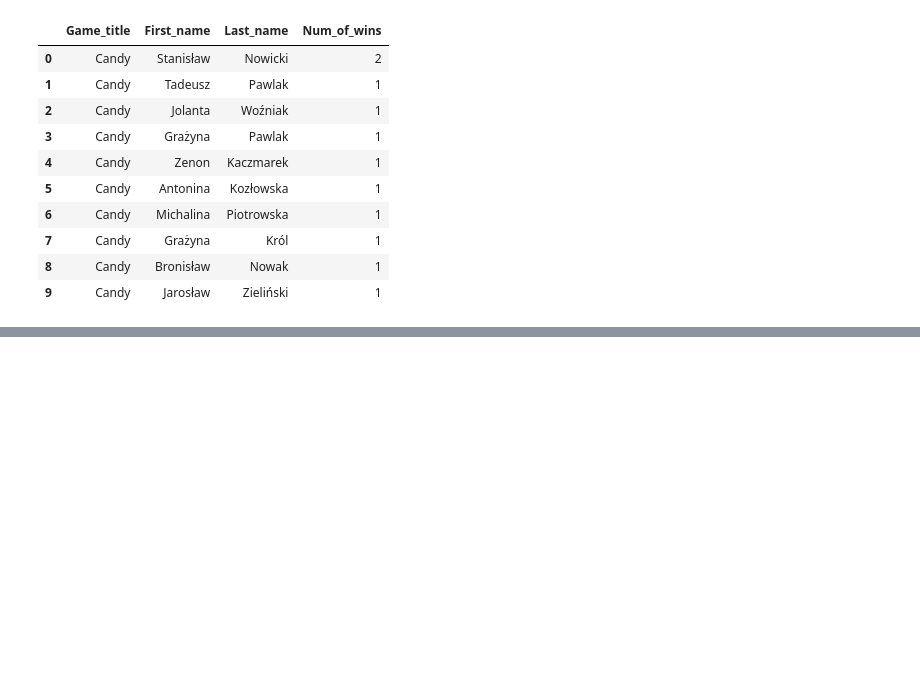
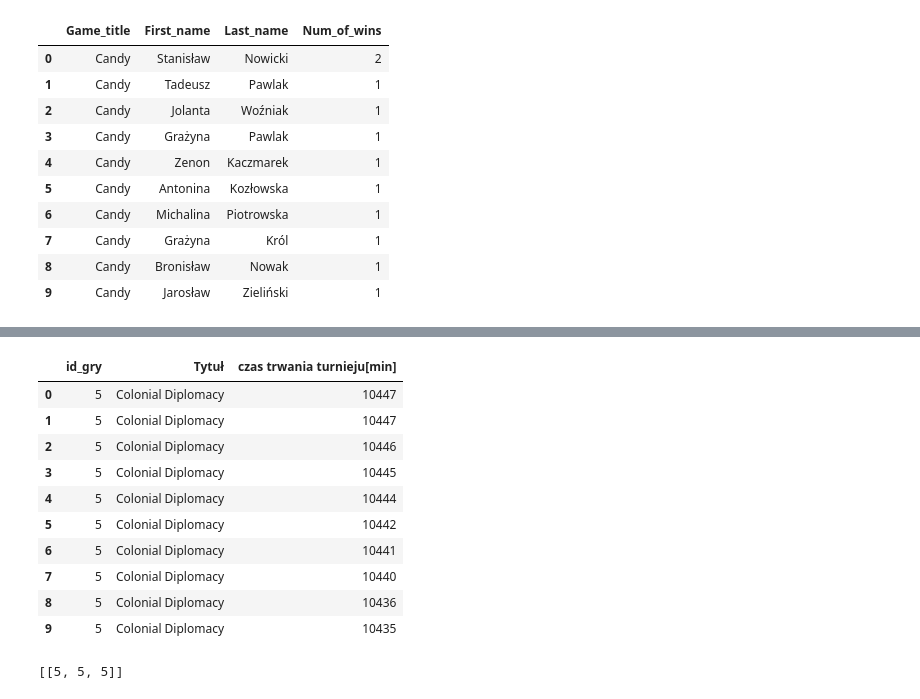
Before and after one commit to Saddii/DTB_proj, a Jupyter notebook: Analiza.ipynb, the cells around one changed output, grey strips where cells are left out. Drawn from its saved outputs; the diff is of its cells as text; code cells hidden in the pictures; blank space fills up the shorter version.

```diff
--- a/Analiza.ipynb
+++ b/Analiza.ipynb
@@ -87,0 +99,22 @@ df
+# %%
+"Najdłuższe turnieje"
+df=pd.DataFrame(longest_tournament(cs),columns=["id_gry","Tytuł","czas trwania turnieju[min]"])
+df
+# %% [output]
+|  | id_gry | Tytuł | czas trwania turnieju[min] |
+| 0 | 5 | Colonial Diplomacy | 10447 |
+| 1 | 5 | Colonial Diplomacy | 10447 |
+| 2 | 5 | Colonial Diplomacy | 10446 |
+| 3 | 5 | Colonial Diplomacy | 10445 |
+| 4 | 5 | Colonial Diplomacy | 10444 |
+| 5 | 5 | Colonial Diplomacy | 10442 |
+| 6 | 5 | Colonial Diplomacy | 10441 |
+| 7 | 5 | Colonial Diplomacy | 10440 |
+| 8 | 5 | Colonial Diplomacy | 10436 |
+| 9 | 5 | Colonial Diplomacy | 10435 |
+# %%
+x=[]
+x.append([5]*3)
+x
+# %% [output]
+[[5, 5, 5]]
```
Also changed, not shown: parts of 2 cells of this notebook, 2 other files.
